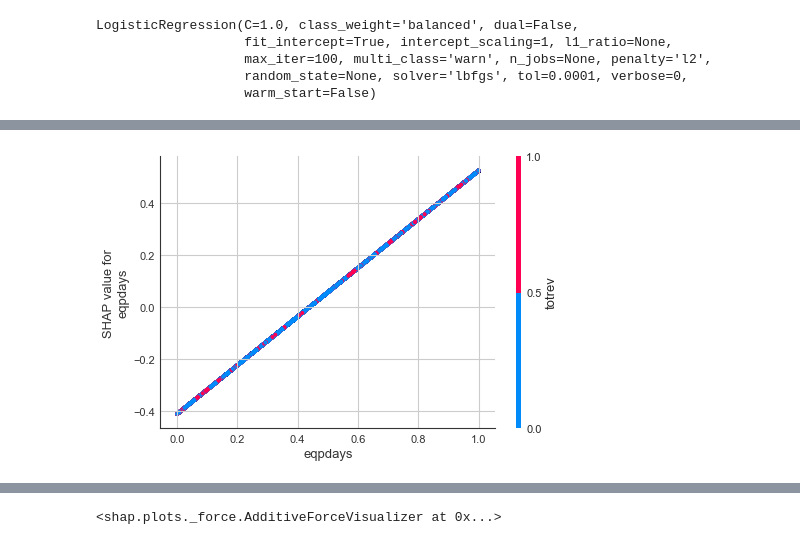
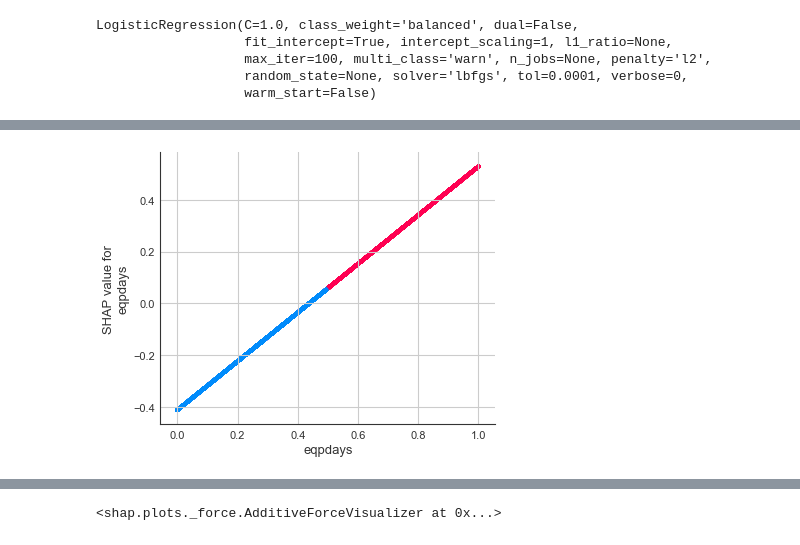
Before and after one commit to schilloji/iim_apds_churn_prjct, a Jupyter notebook: model_build.ipynb, the cells around one changed output, grey strips where cells are left out. Drawn from its saved outputs; the diff is of its cells as text; code cells hidden in the pictures.

```diff
--- a/model_build.ipynb
+++ b/model_build.ipynb
@@ -251,5 +251,8 @@ The option feature_perturbation="independent" is has been renamed to feature_per
 # %%
-shap.dependence_plot("eqpdays", logreg_shap, X_train,feature_names=X_Fe_train.columns)
+#shap.dependence_plot("eqpdays", logreg_shap, X_train,feature_names=X_Fe_train.columns)
-# %% [output]
-[figure, removed]
+# %%
+#shap.dependence_plot("eqpdays", logreg_shap, X_train,feature_names=X_Fe_train.columns)
+shap.dependence_plot('eqpdays',interaction_index='eqpdays',shap_values=logreg_shap,features=X_train,feature_names=X_Fe_train.columns)
+# %% [output]
+[figure, added]
 # %%
```
Also changed, not shown: parts of 21 cells of this notebook, 2 other files.
